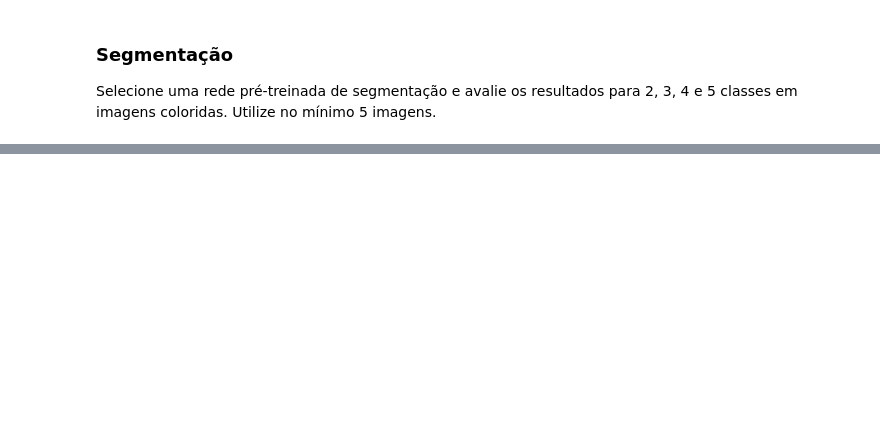
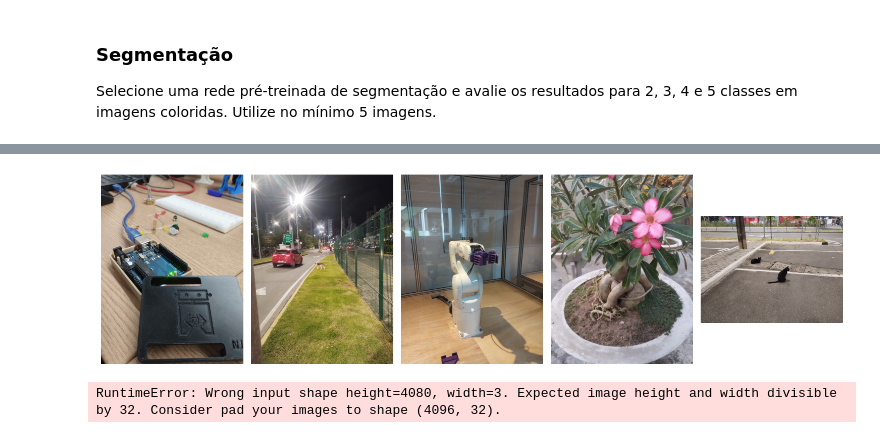
Before and after one commit to dvccs99/atv-vcomp-RRIA, a Jupyter notebook: vcomp/segmentation.ipynb, the cells around one changed output, grey strips where cells are left out. Saved outputs shown, nothing was run; the diff lists cells and outputs as text; code cells hidden in the pictures; blank space fills up the shorter version.

```diff
--- a/vcomp/segmentation.ipynb
+++ b/vcomp/segmentation.ipynb
@@ -11,0 +15,36 @@ model = sm.Unet()
+# %%
+# Configurar layout (1 linha x 5 colunas)
+rows, cols = 1, 5
+
+# Criar a figura
+fig, axes = plt.subplots(rows, cols, figsize=(15, 5))
+
+# Carregar as imagens
+circuito = plt.imread("seg_imgs/circuito.jpg")
+beagle = plt.imread("seg_imgs/beagle.jpg")
+denso = plt.imread("seg_imgs/denso.jpg")
+flores = plt.imread("seg_imgs/flores.jpg")
+gatos = plt.imread("seg_imgs/gatos.jpg")
+
+# Lista de imagens
+imgs = [circuito, beagle, denso, flores, gatos]
+
+# Rotacionar e exibir as imagens
+for i, img in enumerate(imgs):
+    # Rotacionar a imagem (se necessário)
+    if i != 4:
+        img = np.rot90(img, k=3)
+
+    # Exibir a imagem no subplot correspondente
+    axes[i].imshow(img)
+    axes[i].axis("off")  # Remover os eixos
+
+# Ajustar espaçamento
+plt.tight_layout()
+plt.show()
+# %% [output]
+[figure, added]
+# %%
+model.predict(circuito)
+# %% [output]
+RuntimeError: Wrong input shape height=4080, width=3. Expected image height and width divisible by 32. Consider pad your images to shape (4096, 32).
```
Also changed, not shown: parts of 3 cells of this notebook, 4 other files.
